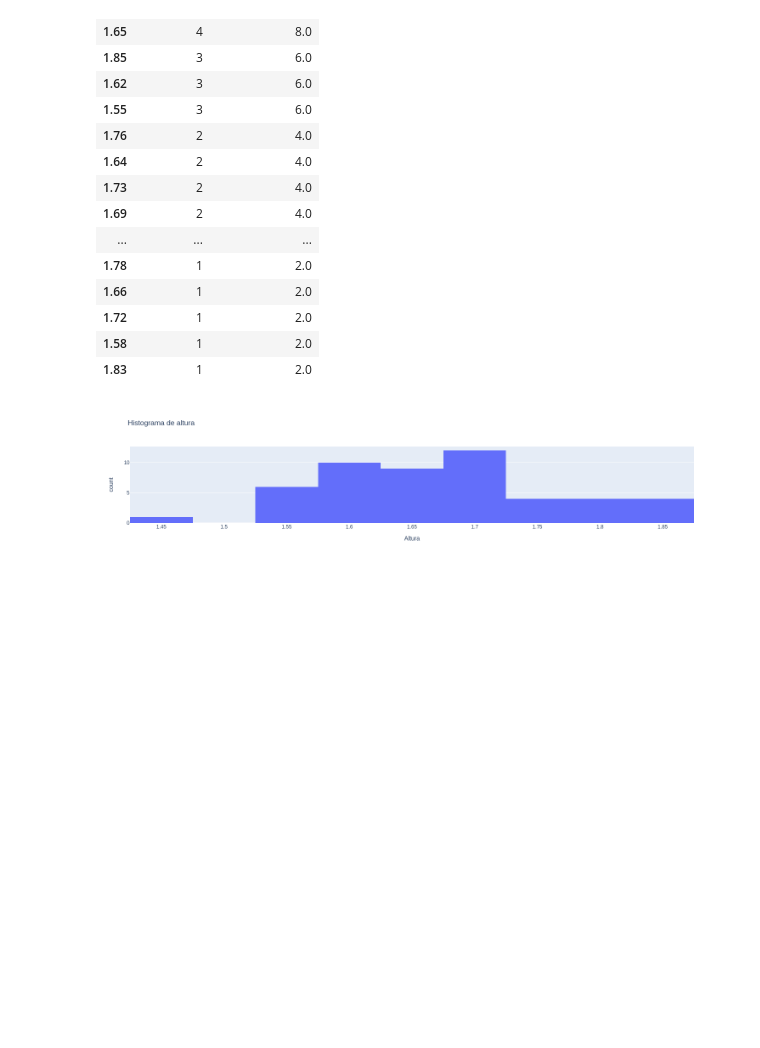
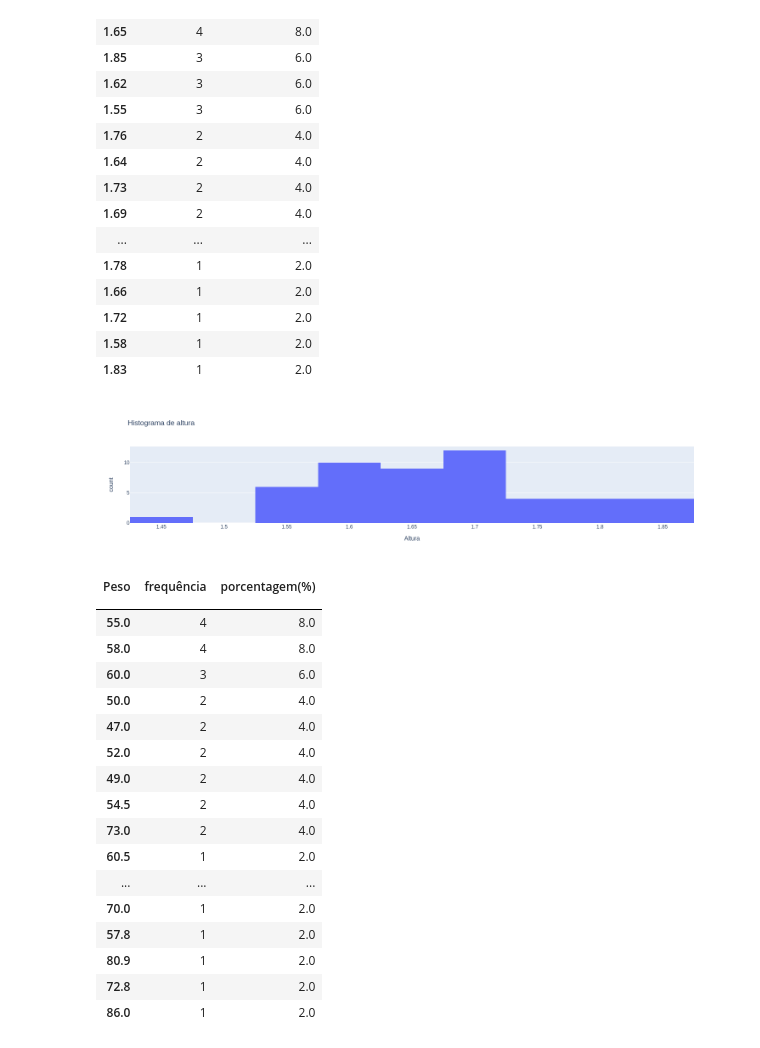
Before and after one commit to alnnu/ProbabilidadeEstatistica, a Jupyter notebook: analise de dados/tarefa1/tarefa1.ipynb, the cells around one changed output. Saved outputs shown, nothing was run; the diff lists cells and outputs as text; code cells hidden in the pictures; blank space fills up the shorter version.

```diff
--- a/analise de dados/tarefa1/tarefa1.ipynb
+++ b/analise de dados/tarefa1/tarefa1.ipynb
@@ -114,3 +114,25 @@ dis
 plt.histogram(dados['Alt'], x = 'Alt',labels = {'Alt':'Altura'}, title='Histograma de altura')
 # %% [output]
 [figure]
+# %%
+dis = DisFreq("Peso")
+dis
+# %% [output]
+| Peso | frequência | porcentagem(%) |
+|  |  |  |
+| 55.0 | 4 | 8.0 |
+| 58.0 | 4 | 8.0 |
+| 60.0 | 3 | 6.0 |
+| 50.0 | 2 | 4.0 |
+| 47.0 | 2 | 4.0 |
+| 52.0 | 2 | 4.0 |
+| 49.0 | 2 | 4.0 |
+| 54.5 | 2 | 4.0 |
+| 73.0 | 2 | 4.0 |
+| 60.5 | 1 | 2.0 |
+| ... | ... | ... |
+| 70.0 | 1 | 2.0 |
+| 57.8 | 1 | 2.0 |
+| 80.9 | 1 | 2.0 |
+| 72.8 | 1 | 2.0 |
+| 86.0 | 1 | 2.0 |
```
Also changed, not shown: parts of 1 cell of this notebook.
